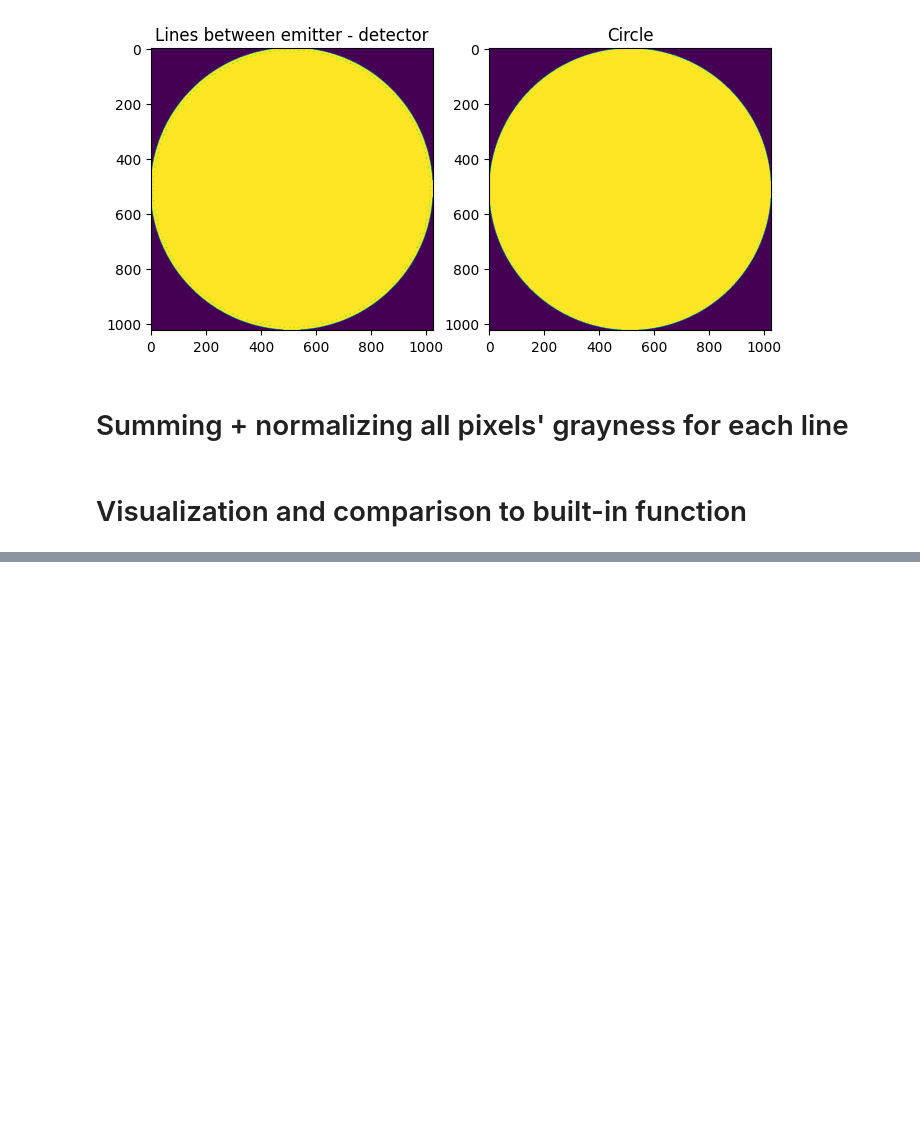
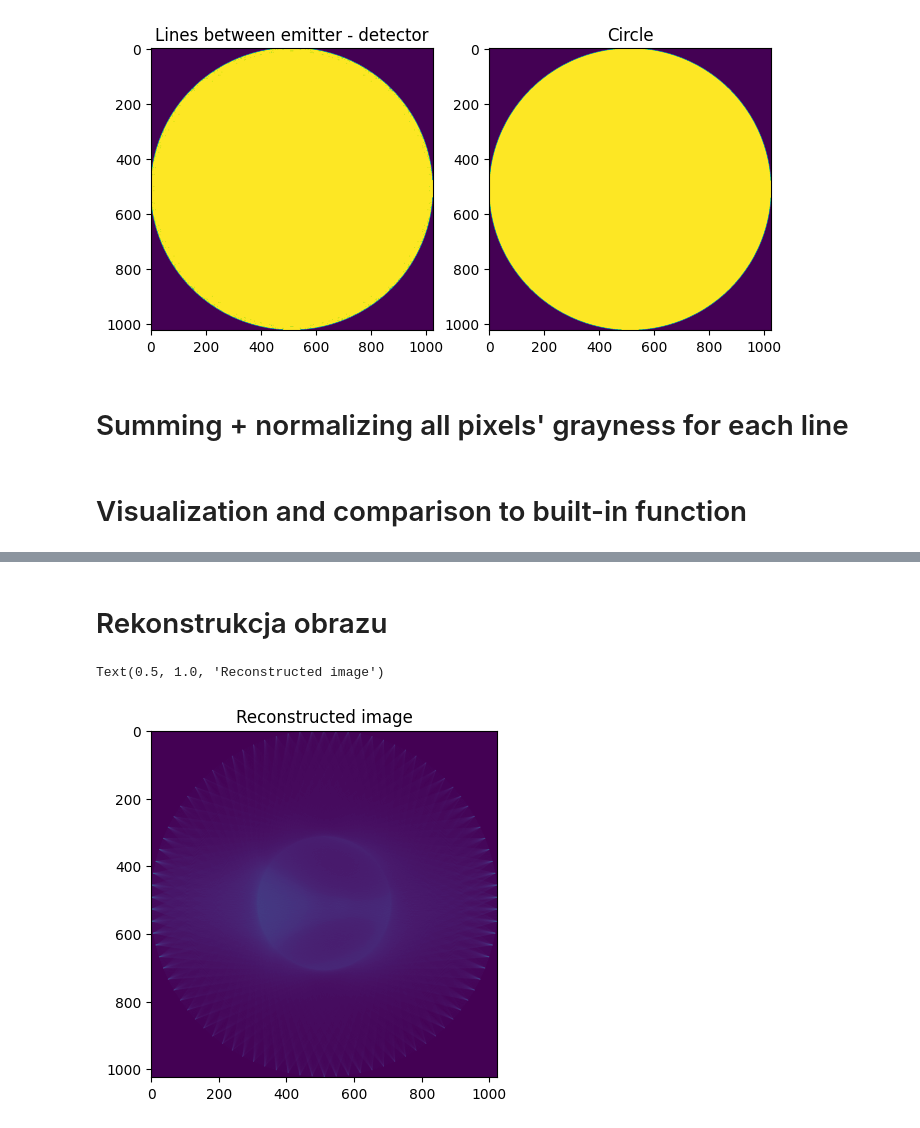
Before and after one commit to Sanguing/RadTransf, a Jupyter notebook: radon_transformation_corrected.ipynb, the cells around one changed output, grey strips where cells are left out. Saved outputs shown, nothing was run; the diff lists cells and outputs as text; code cells hidden in the pictures; blank space fills up the shorter version.

```diff
--- a/radon_transformation_corrected.ipynb
+++ b/radon_transformation_corrected.ipynb
@@ -156,3 +157,5 @@ for alpha in range(0, 360, int(emitter_rotation)):
         detector_position_y = int(central_to_left_upper_y(r * math.sin(alpha_pom + math.pi - l_grad/2 + (i * (l_grad / (n - 1)))), d))
         line = line_nd((emitter_position_y, emitter_position_x), (detector_position_y, detector_position_x), endpoint = True, integer = True)
         line_matrix[i][int(alpha/emitter_rotation)] = line
+
+lines = line_matrix.copy()
@@ -281,0 +269,16 @@ plt.show()
+# %% [markdown]
+# Rekonstrukcja obrazu
+# %%
+output_image = np.zeros((width, height))
+
+for i in range(sinogram.shape[0]):
+    for j in range(sinogram.shape[1]):
+        for k in range(len(lines[i][j][0])):
+            output_image[lines[i][j][1][k] - 1][lines[i][j][0][k] - 1] += sinogram[i][j]
+
+fig, ax1 = plt.subplots(1, 1, figsize=(8, 4.5))
+ax1.imshow(output_image)
+ax1.set_title("Reconstructed image")
+# %% [output]
+Text(0.5, 1.0, 'Reconstructed image')
+[figure, added]
```
Also changed, not shown: parts of 8 cells of this notebook.
